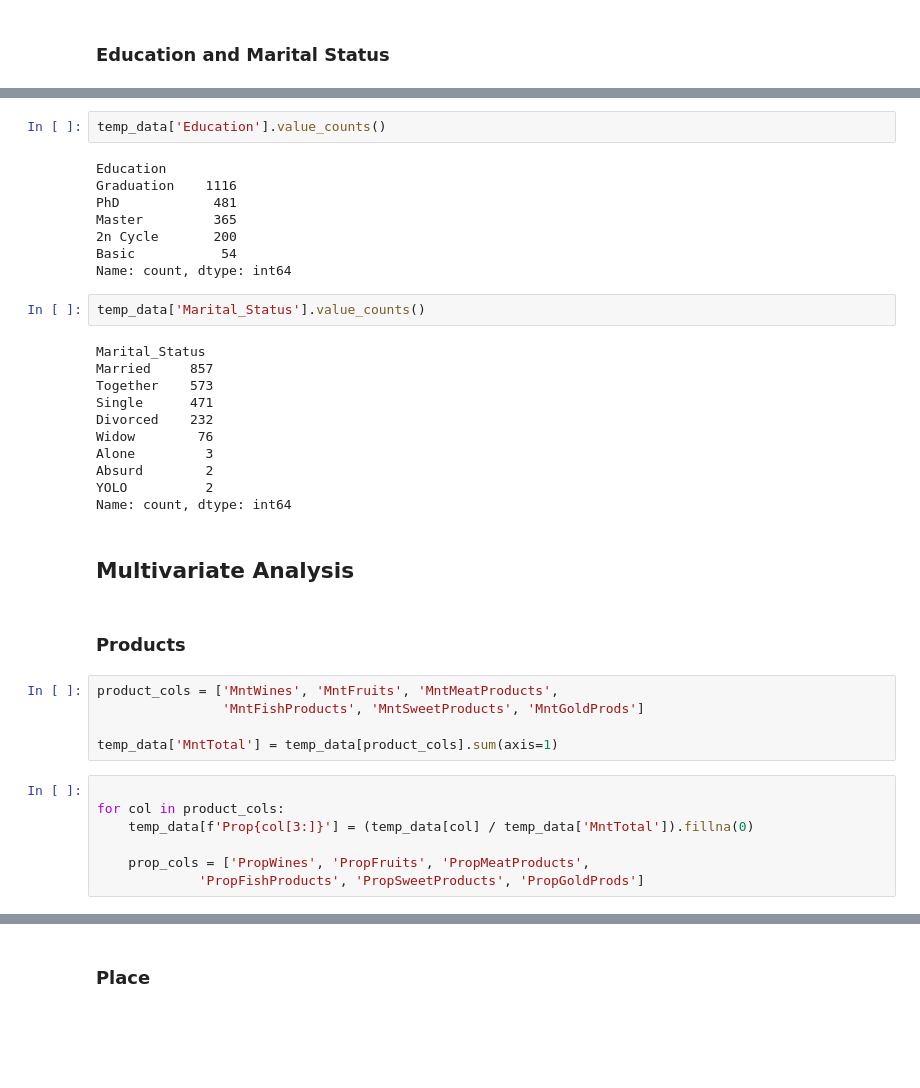
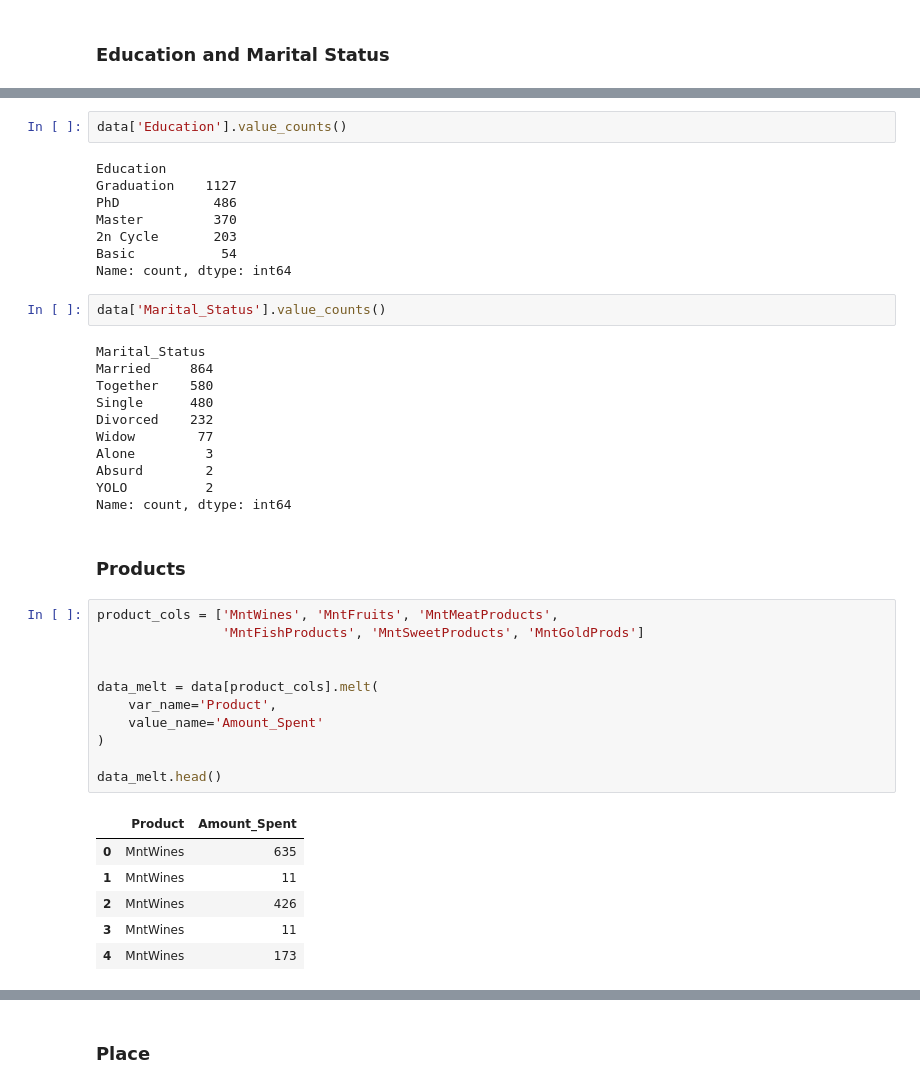
Before and after one commit to WhoopyEv/customer-personality-analysis, a Jupyter notebook: customer_personality_analysis.ipynb, the cells around one changed output, grey strips where cells are left out. Cells and saved outputs as stored; diff of their text form; blank space fills up the shorter version.

```diff
--- a/customer_personality_analysis.ipynb
+++ b/customer_personality_analysis.ipynb
@@ -288,41 +233,45 @@ for col in temp_data.select_dtypes(include=['object']).columns:
 Education: ['Graduation' 'PhD' 'Master' 'Basic' '2n Cycle']
 Marital_Status: ['Single' 'Together' 'Married' 'Divorced' 'Widow' 'Alone' 'Absurd' 'YOLO']
 # %%
-temp_data['Education'].value_counts()
+data['Education'].value_counts()
 # %% [output]
 Education
-Graduation    1116
-PhD            481
-Master         365
-2n Cycle       200
+Graduation    1127
+PhD            486
+Master         370
+2n Cycle       203
 Basic           54
 Name: count, dtype: int64
 # %%
-temp_data['Marital_Status'].value_counts()
+data['Marital_Status'].value_counts()
 # %% [output]
 Marital_Status
-Married     857
-Together    573
-Single      471
+Married     864
+Together    580
+Single      480
 Divorced    232
-Widow        76
+Widow        77
 Alone         3
 Absurd        2
 YOLO          2
 Name: count, dtype: int64
-# %% [markdown]
-## Multivariate Analysis
 # %% [markdown]
 ### Products
 # %%
 product_cols = ['MntWines', 'MntFruits', 'MntMeatProducts',
                 'MntFishProducts', 'MntSweetProducts', 'MntGoldProds']
 
-temp_data['MntTotal'] = temp_data[product_cols].sum(axis=1)
+
+data_melt = data[product_cols].melt(
+    var_name='Product',
+    value_name='Amount_Spent'
+)
+
+data_melt.head()
+# %% [output]
+|  | Product | Amount_Spent |
+| 0 | MntWines | 635 |
+| 1 | MntWines | 11 |
+| 2 | MntWines | 426 |
+| 3 | MntWines | 11 |
+| 4 | MntWines | 173 |
-# %%
-
-for col in product_cols:
-    temp_data[f'Prop{col[3:]}'] = (temp_data[col] / temp_data['MntTotal']).fillna(0)
-
-    prop_cols = ['PropWines', 'PropFruits', 'PropMeatProducts',
-             'PropFishProducts', 'PropSweetProducts', 'PropGoldProds']
```
Also changed, not shown: parts of 32 cells of this notebook.
